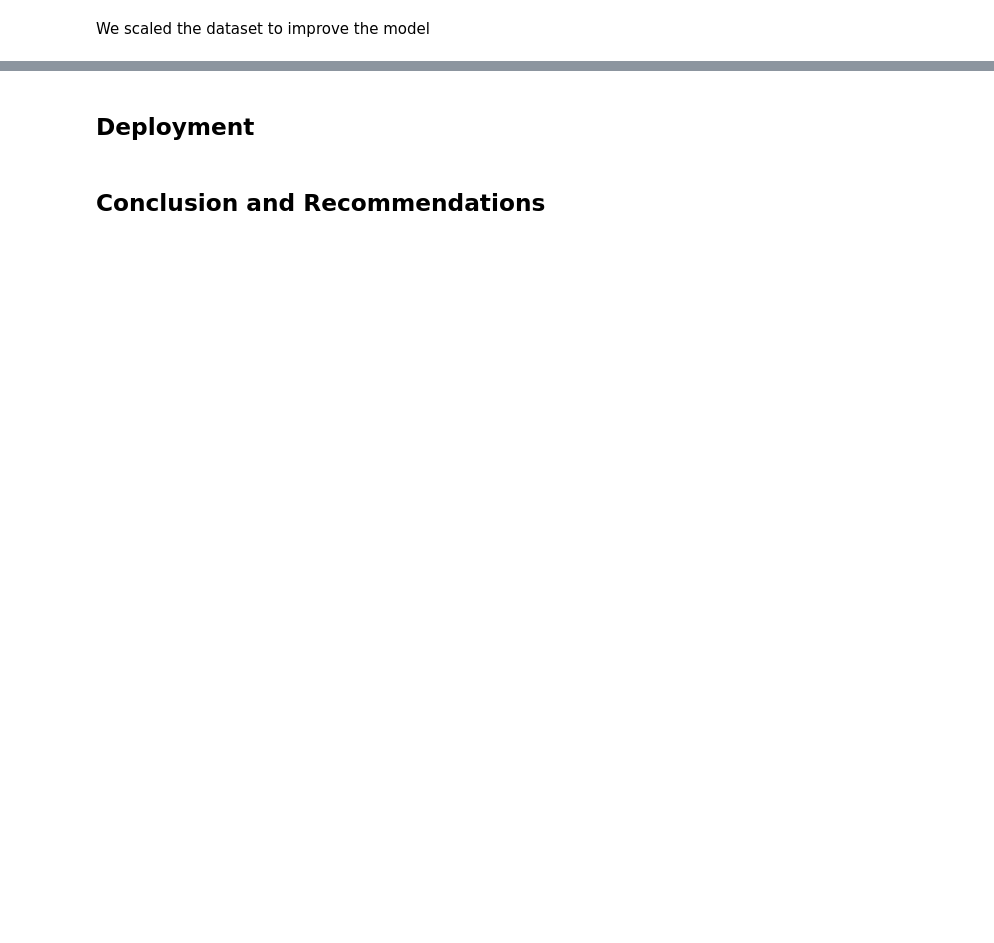
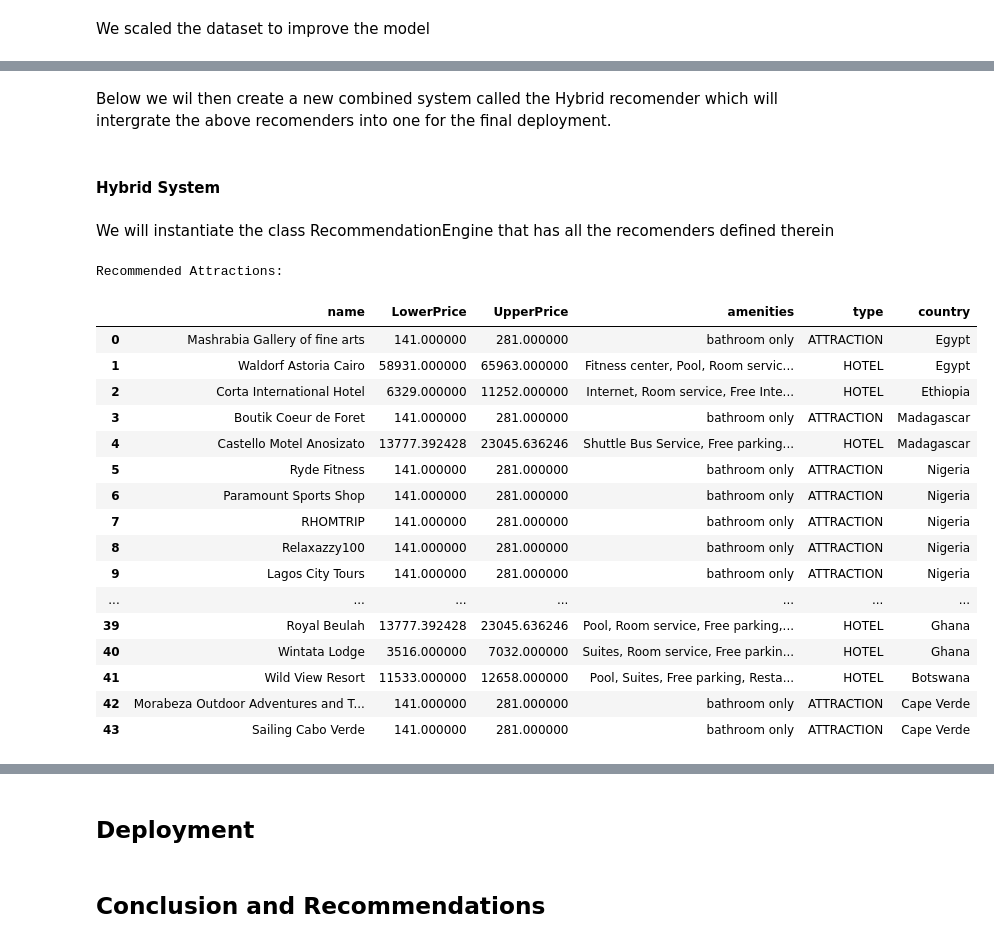
Before and after one commit to R3TR0Quan/travel-destination-recommendation-sys, a Jupyter notebook: modelling.ipynb, the cells around one changed output, grey strips where cells are left out. Saved outputs shown, nothing was run; the diff lists cells and outputs as text; code cells hidden in the pictures; blank space fills up the shorter version.

Commit message:
finalized Notebook. with clas object and my_func

```diff
--- a/modelling.ipynb
+++ b/modelling.ipynb
@@ -1089,0 +991,31 @@ recommend_place('Excalibur Boutique Hotel', cosine_sim2, clean_df)
+# %% [markdown]
+Below we wil then create a new combined system called the Hybrid recomender which will intergrate the above recomenders into one for the final deployment.
+# %% [markdown]
+#### Hybrid System
+# %% [markdown]
+We will instantiate the class RecommendationEngine that has all the recomenders defined therein
+# %%
+engine = RecommendationEngine(cosine_similarities, cosine_sim2, clean_df)
+# %%
+attractions = pd.DataFrame(engine.recommend_attraction(0))
+print("Recommended Attractions:" )
+attractions
+# %% [output]
+Recommended Attractions:
+|  | name | LowerPrice | UpperPrice | amenities | type | country |
+| 0 | Mashrabia Gallery of fine arts | 141.000000 | 281.000000 | bathroom only | ATTRACTION | Egypt |
+| 1 | Waldorf Astoria Cairo | 58931.000000 | 65963.000000 | Fitness center, Pool, Room servic... | HOTEL | Egypt |
+| 2 | Corta International Hotel | 6329.000000 | 11252.000000 | Internet, Room service, Free Inte... | HOTEL | Ethiopia |
+| 3 | Boutik Coeur de Foret | 141.000000 | 281.000000 | bathroom only | ATTRACTION | Madagascar |
+| 4 | Castello Motel Anosizato | 13777.392428 | 23045.636246 | Shuttle Bus Service, Free parking... | HOTEL | Madagascar |
+| 5 | Ryde Fitness | 141.000000 | 281.000000 | bathroom only | ATTRACTION | Nigeria |
+| 6 | Paramount Sports Shop | 141.000000 | 281.000000 | bathroom only | ATTRACTION | Nigeria |
+| 7 | RHOMTRIP | 141.000000 | 281.000000 | bathroom only | ATTRACTION | Nigeria |
+| 8 | Relaxazzy100 | 141.000000 | 281.000000 | bathroom only | ATTRACTION | Nigeria |
+| 9 | Lagos City Tours | 141.000000 | 281.000000 | bathroom only | ATTRACTION | Nigeria |
+| ... | ... | ... | ... | ... | ... | ... |
+| 39 | Royal Beulah | 13777.392428 | 23045.636246 | Pool, Room service, Free parking,... | HOTEL | Ghana |
+| 40 | Wintata Lodge | 3516.000000 | 7032.000000 | Suites, Room service, Free parkin... | HOTEL | Ghana |
+| 41 | Wild View Resort | 11533.000000 | 12658.000000 | Pool, Suites, Free parking, Resta... | HOTEL | Botswana |
+| 42 | Morabeza Outdoor Adventures and T... | 141.000000 | 281.000000 | bathroom only | ATTRACTION | Cape Verde |
+| 43 | Sailing Cabo Verde | 141.000000 | 281.000000 | bathroom only | ATTRACTION | Cape Verde |
```
Also changed, not shown: parts of 93 cells of this notebook, 2 other files.
